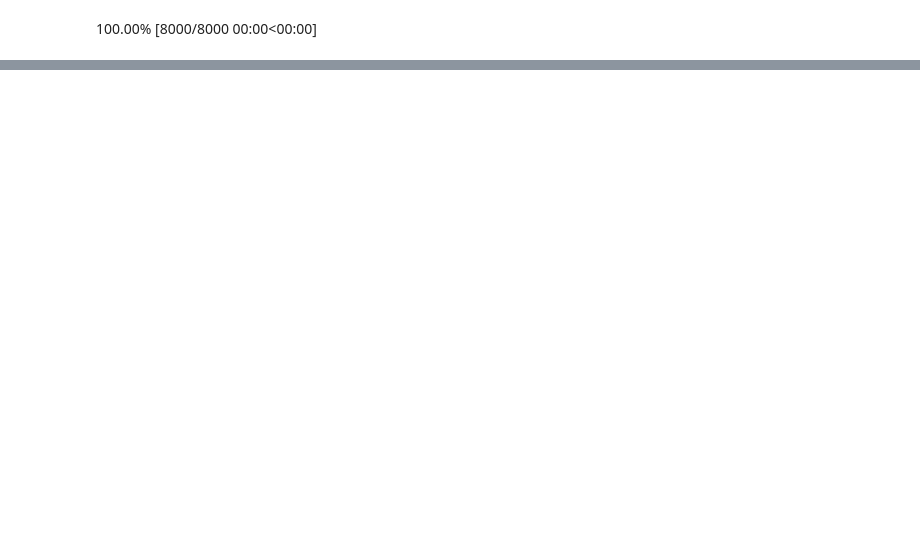
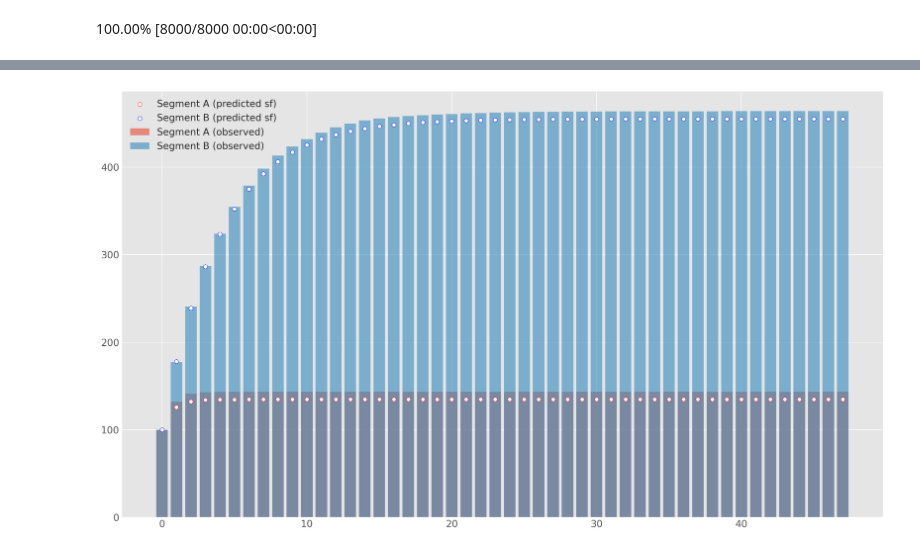
Before and after one commit to yukoga/cltv_contractual_with_jax, a Jupyter notebook: notebooks/pymc4 sandbox.ipynb, the cells around one changed output, grey strips where cells are left out. Cells and saved outputs as stored; diff of their text form; code cells hidden in the pictures; blank space fills up the shorter version.

```diff
--- a/notebooks/pymc4 sandbox.ipynb
+++ b/notebooks/pymc4 sandbox.ipynb
@@ -251,0 +237,36 @@ poste
+# %%
+M = 100
+d = 0.15
+D = max(x_a.shape[0], x_b.shape[0])
+
+x_a = x_b = jnp.union1d(x_a, x_b)
+
+s_a = get_survives_from_churns(df_test.loc[index_a, :]['churn_dates'], size=D) / N_a
+s_b = get_survives_from_churns(df_test.loc[index_b, :]['churn_dates'], size=D) / N_b
+
+ob_cltv_a = calc_ltv(x_a, M, s_a, d)
+ob_cltv_b = calc_ltv(x_b, M, s_b, d)
+sf_mean_a = gd_a.sf(x_a)
+sf_mean_b = gd_b.sf(x_a)
+sf_ci95_a = gd_ci95_a.sf(jnp.stack([x_a, x_a]).T).T # * N_a
+sf_ci95_b = gd_ci95_b.sf(jnp.stack([x_b, x_b]).T).T # * N_b
+
+pr_cltv_a = calc_ltv(x_a, M, sf_mean_a, d)
+pr_cltv_b = calc_ltv(x_b, M, sf_mean_b, d)
+err_cltv_a = jnp.stack([calc_ltv(x_a, M, sf_ci95_a[0], d), calc_ltv(x_a, M, sf_ci95_a[1], d)])
+err_cltv_b = jnp.stack([calc_ltv(x_b, M, sf_ci95_b[0], d), calc_ltv(x_b, M, sf_ci95_b[1], d)])
+# # err_cltv_a = (calc_ltv(x_a, )
+# # pred_cltv_a = calc_ltv(x_a, M, d, s=lambda t: s(t, theta_a))
+# pred_cltv_b = calc_ltv(x_b, M, d, s=lambda t: s(t, theta_b))
+# %%
+fig = plt.figure(figsize=(16, 9))
+plt.bar(x_a, ob_cltv_a, label='Segment A (observed)', alpha=.6)
+plt.bar(x_b, ob_cltv_b, label='Segment B (observed)', alpha=.6)
+ax = plt.gca()
+ax.scatter(x_a, pr_cltv_a, facecolors='w', edgecolors='r', label='Segment A (predicted sf)')
+ax.scatter(x_b, pr_cltv_b, facecolors='w', edgecolors='b', label='Segment B (predicted sf)')
+# ax.errorbar(x_a, pr_cltv_a, color='white', ecolor='red', markeredgecolor='red', yerr=err_cltv_a, fmt='o', capsize=5, label='Segment A (predicted sf)')
+# ax.errorbar(x_b, pr_cltv_b, color='white', ecolor='blue', markeredgecolor='blue', yerr=err_cltv_b, fmt='o', capsize=5, label='Segment B (predicted sf)')
+plt.legend(fontsize=14);
+# %% [output]
+[figure, added]
```
Also changed, not shown: parts of 31 cells of this notebook, 1 other file.
